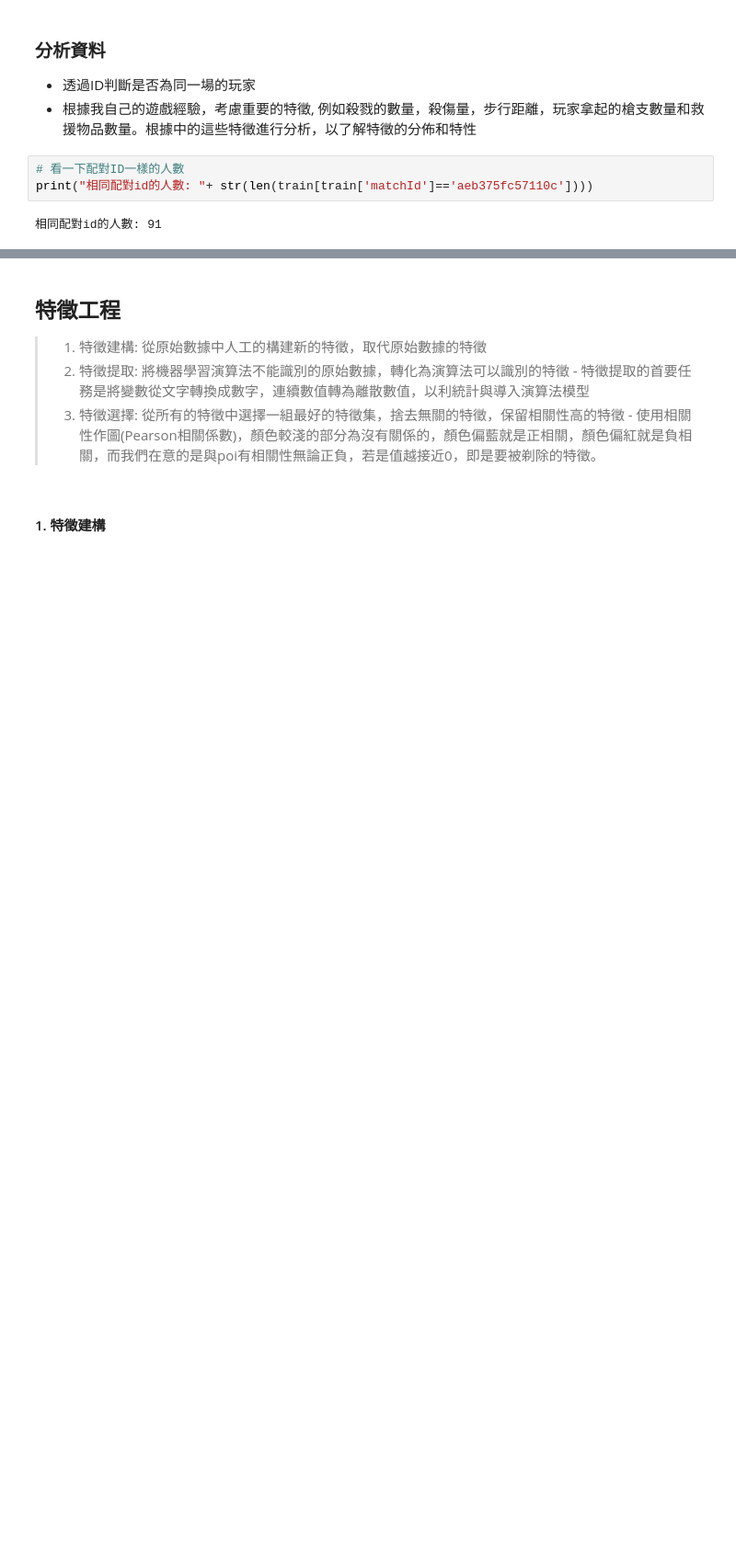
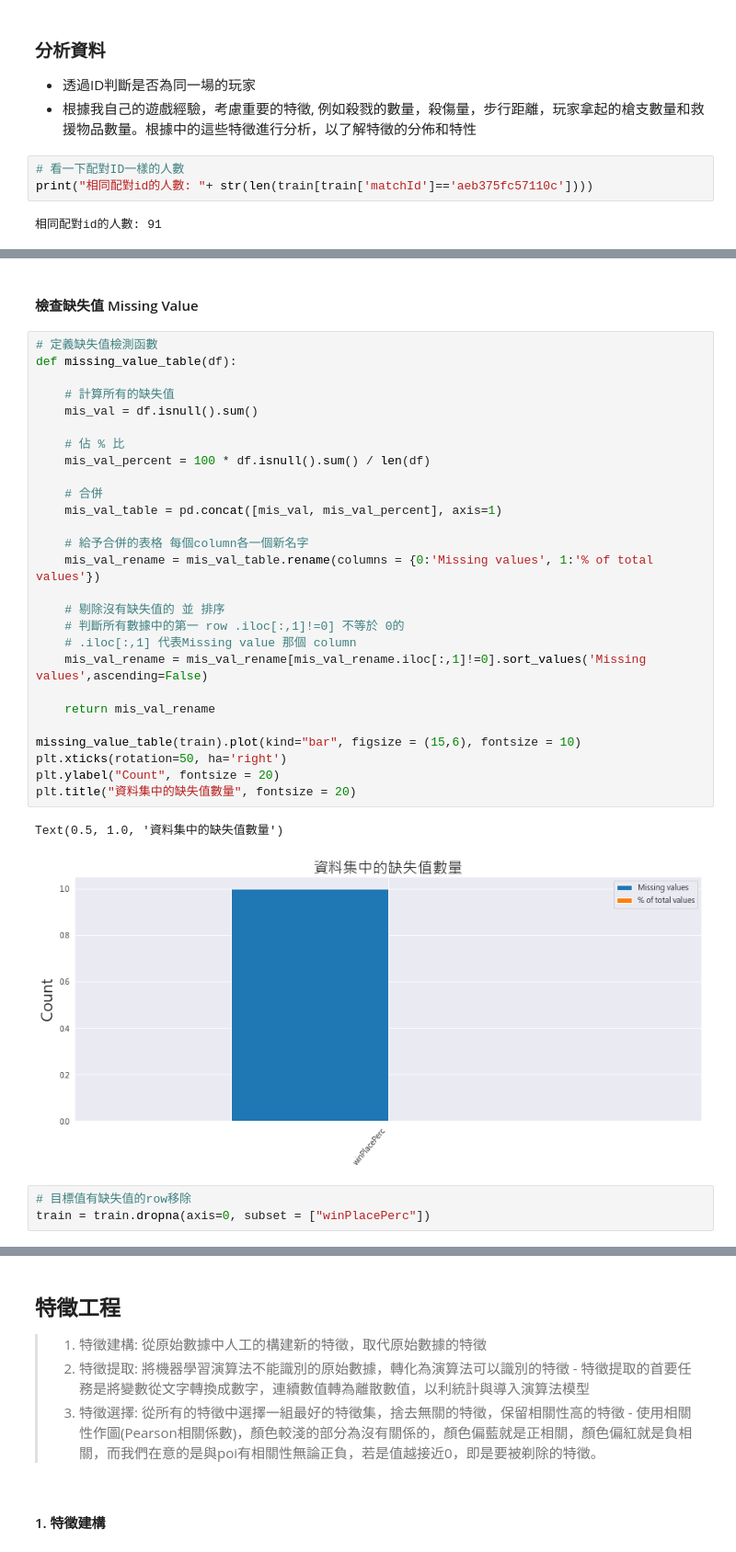
Before and after one commit to ALINYIWEN/Kaggle-Competitions, a Jupyter notebook: PUBG Finish Placement Prediction.ipynb, the cells around one changed output, grey strips where cells are left out. Shown at 92% size. Cells and saved outputs as stored; diff of their text form; blank space fills up the shorter version.

```diff
--- a/PUBG Finish Placement Prediction.ipynb
+++ b/PUBG Finish Placement Prediction.ipynb
@@ -213,0 +224,35 @@ print("相同配對id的人數: "+ str(len(train[train['matchId']=='aeb375fc5711
+# %% [markdown]
+#### 檢查缺失值 Missing Value
+# %%
+# 定義缺失值檢測函數
+def missing_value_table(df):
+
+    # 計算所有的缺失值
+    mis_val = df.isnull().sum()
+
+    # 佔 % 比
+    mis_val_percent = 100 * df.isnull().sum() / len(df)
+
+    # 合併
+    mis_val_table = pd.concat([mis_val, mis_val_percent], axis=1)
+
+    # 給予合併的表格 每個column各一個新名字
+    mis_val_rename = mis_val_table.rename(columns = {0:'Missing values', 1:'% of total values'})
+
+    # 剔除沒有缺失值的 並 排序
+    # 判斷所有數據中的第一 row .iloc[:,1]!=0] 不等於 0的
+    # .iloc[:,1] 代表Missing value 那個 column
+    mis_val_rename = mis_val_rename[mis_val_rename.iloc[:,1]!=0].sort_values('Missing values',ascending=False)
+
+    return mis_val_rename
+
+missing_value_table(train).plot(kind="bar", figsize = (15,6), fontsize = 10)
+plt.xticks(rotation=50, ha='right')
+plt.ylabel("Count", fontsize = 20)
+plt.title("資料集中的缺失值數量", fontsize = 20)
+# %% [output]
+Text(0.5, 1.0, '資料集中的缺失值數量')
+[figure, added]
+# %%
+# 目標值有缺失值的row移除
+train = train.dropna(axis=0, subset = ["winPlacePerc"])
```
Also changed, not shown: parts of 40 cells of this notebook.
